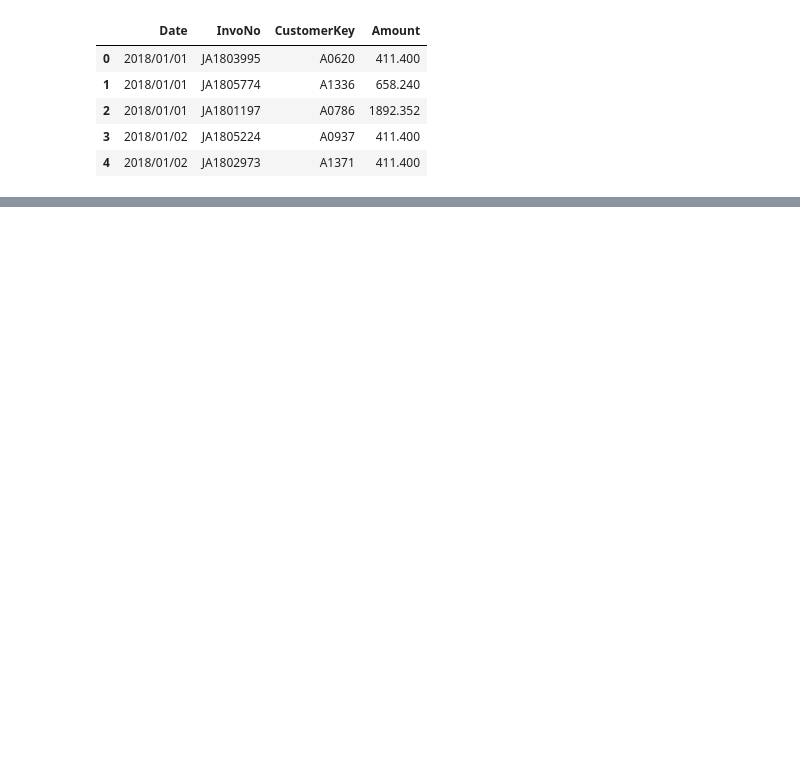
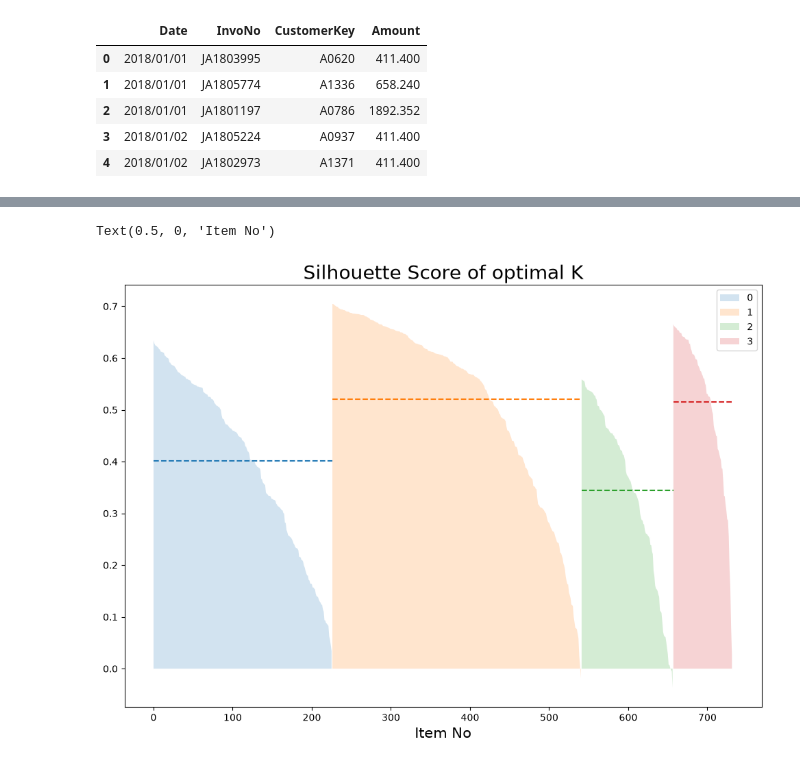
Before and after one commit to alinahsu97-crypto/RFM_Analysis_My, a Jupyter notebook: RFM_Analysis_MY.ipynb, the cells around one changed output, grey strips where cells are left out. Cells and saved outputs as stored; diff of their text form; code cells hidden in the pictures; blank space fills up the shorter version.

```diff
--- a/RFM_Analysis_MY.ipynb
+++ b/RFM_Analysis_MY.ipynb
@@ -120,0 +207,4 @@ plt.show()
+# %%
+# 載入 Silhouette 套件，為驗證分組成效，需要執行 Silhouette 分析
+from sklearn.metrics import silhouette_samples
+silhouette=silhouette_samples(rfmn[["R","F","M"]], rfmn.Cluster)
@@ -120,0 +227,31 @@ plt.show()
+# %%
+# 01 設定畫布尺寸
+# 02 初始類別軸起始點
+# 03 繪製 Silhouette 圖
+
+k=4 #承繼前段 k-means 分組數
+plt.figure(figsize=[12,8]) #01
+x0=0 #02
+
+#03
+for i in range(k):
+
+    group_slh=silhouette[rfmn.Cluster==i] # 取出 i 組 silhouette 分數表
+    x=range(x0,x0+len(group_slh)) # 以 i 組序列範圍為類別軸 (x)
+
+    y=-np.sort(-group_slh) # 將 i 組 silhouette 分數表依遞減排序，為數值軸 (y)
+    yavg=np.average(group_slh) # 計算 i 組 silhouette 分數平均值，為數值軸參考線
+
+    plt.fill_between(x,y,alpha=0.2,label=i) # 繪圖區填滿
+
+    plt.plot([x0,x0+len(group_slh)],[yavg,yavg],'--') # 標註平均線
+
+    plt.legend() # 繪製圖例
+
+    x0=x0+len(group_slh) # 設定次組類別軸起始點
+
+plt.title('Silhouette Score of optimal K',fontsize=20)
+plt.xlabel('Item No',fontsize=15)
+# %% [output]
+Text(0.5, 0, 'Item No')
+[figure, added]
```
Also changed, not shown: parts of 16 cells of this notebook.
